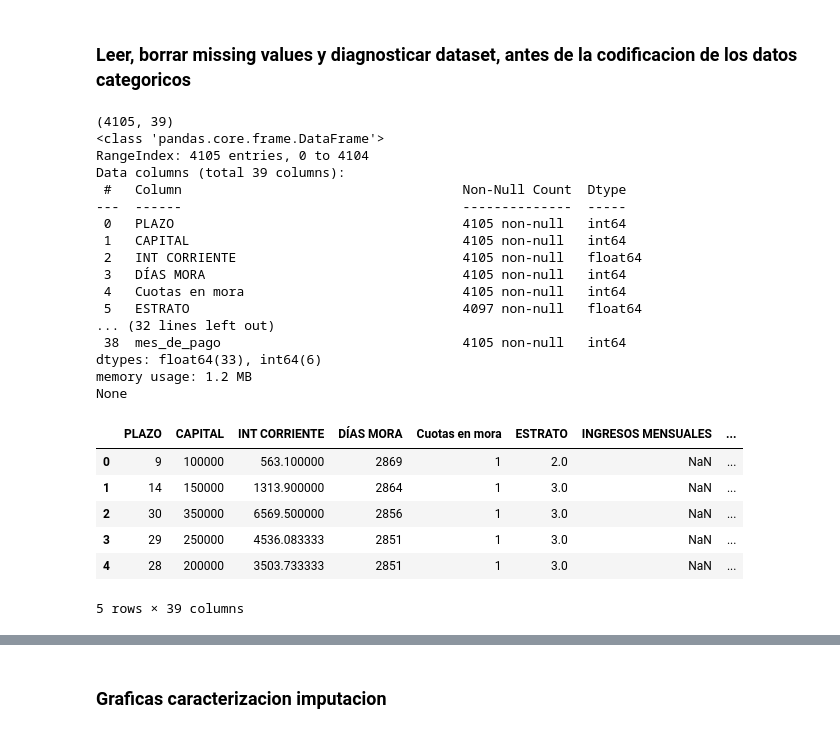
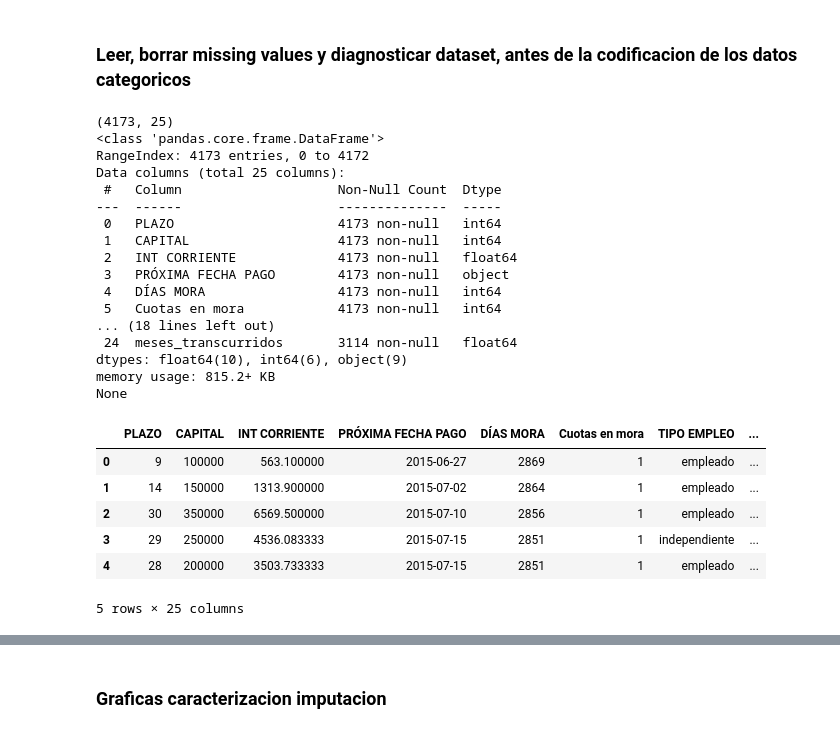
Before and after one commit to josemgoji/Entrega-Final, a Jupyter notebook: datalab/Imputacion.ipynb, the cells around one changed output, grey strips where cells are left out. Cells and saved outputs as stored; diff of their text form; code cells hidden in the pictures.

```diff
--- a/datalab/Imputacion.ipynb
+++ b/datalab/Imputacion.ipynb
@@ -34,36 +27,43 @@ from numpy import uint8
 # %% [markdown]
 ### Leer, borrar missing values y diagnosticar dataset, antes de la codificacion de los datos categoricos
+# %%
+current_dir = os.getcwd() # Obtener la ruta del directorio actual del notebook
+ROOT_PATH = os.path.dirname(current_dir) # Obtener la ruta del directorio superior
+sys.path.insert(1, ROOT_PATH) # Insertar la ruta en sys.path
+
+import root # Importar el módulo root
+
+file_path = root.DIR_DATA_STAGE + 'db_pross_info_users.csv'
 # %%
-file_path = 'data\stage\db_pross_info_users.csv'
-df = pd.read_csv(file_path).copy()
+df = pd.read_csv(file_path)
 print(df.shape)
 print(df.info())
 df.head()
 # %% [output]
-(4105, 39)
+(4173, 25)
 <class 'pandas.core.frame.DataFrame'>
-RangeIndex: 4105 entries, 0 to 4104
-Data columns (total 39 columns):
- #   Column                                    Non-Null Count  Dtype
----  ------                                    --------------  -----
- 0   PLAZO                                     4105 non-null   int64
- 1   CAPITAL                                   4105 non-null   int64
- 2   INT CORRIENTE                             4105 non-null   float64
- 3   DÍAS MORA                                 4105 non-null   int64
- 4   Cuotas en mora                            4105 non-null   int64
- 5   ESTRATO                                   4097 non-null   float64
-... (32 lines left out)
- 38  mes_de_pago                               4105 non-null   int64
-dtypes: float64(33), int64(6)
-memory usage: 1.2 MB
+RangeIndex: 4173 entries, 0 to 4172
+Data columns (total 25 columns):
+ #   Column                    Non-Null Count  Dtype
+---  ------                    --------------  -----
+ 0   PLAZO                     4173 non-null   int64
+ 1   CAPITAL                   4173 non-null   int64
+ 2   INT CORRIENTE             4173 non-null   float64
+ 3   PRÓXIMA FECHA PAGO        4173 non-null   object
+ 4   DÍAS MORA                 4173 non-null   int64
+ 5   Cuotas en mora            4173 non-null   int64
+... (18 lines left out)
+ 24  meses_transcurridos       3114 non-null   float64
+dtypes: float64(10), int64(6), object(9)
+memory usage: 815.2+ KB
 None
-|  | PLAZO | CAPITAL | INT CORRIENTE | DÍAS MORA | Cuotas en mora | ESTRATO | INGRESOS MENSUALES | ... |
-| 0 | 9 | 100000 | 563.100000 | 2869 | 1 | 2.0 | NaN | ... |
-| 1 | 14 | 150000 | 1313.900000 | 2864 | 1 | 3.0 | NaN | ... |
-| 2 | 30 | 350000 | 6569.500000 | 2856 | 1 | 3.0 | NaN | ... |
-| 3 | 29 | 250000 | 4536.083333 | 2851 | 1 | 3.0 | NaN | ... |
-| 4 | 28 | 200000 | 3503.733333 | 2851 | 1 | 3.0 | NaN | ... |
+|  | PLAZO | CAPITAL | INT CORRIENTE | PRÓXIMA FECHA PAGO | DÍAS MORA | Cuotas en mora | TIPO EMPLEO | ... |
+| 0 | 9 | 100000 | 563.100000 | 2015-06-27 | 2869 | 1 | empleado | ... |
+| 1 | 14 | 150000 | 1313.900000 | 2015-07-02 | 2864 | 1 | empleado | ... |
+| 2 | 30 | 350000 | 6569.500000 | 2015-07-10 | 2856 | 1 | empleado | ... |
+| 3 | 29 | 250000 | 4536.083333 | 2015-07-15 | 2851 | 1 | independiente | ... |
+| 4 | 28 | 200000 | 3503.733333 | 2015-07-15 | 2851 | 1 | empleado | ... |
-5 rows × 39 columns
+5 rows × 25 columns
 # %%
 # cantinad de datos nulos
 df.isnull().mean()*100
```
Also changed, not shown: parts of 108 cells of this notebook, 1 other file.
